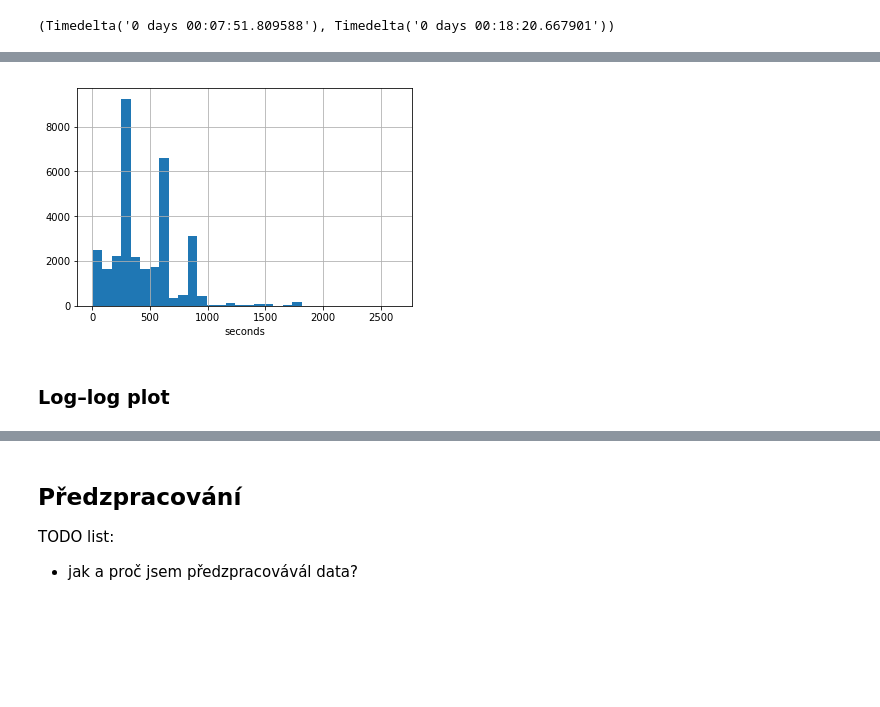
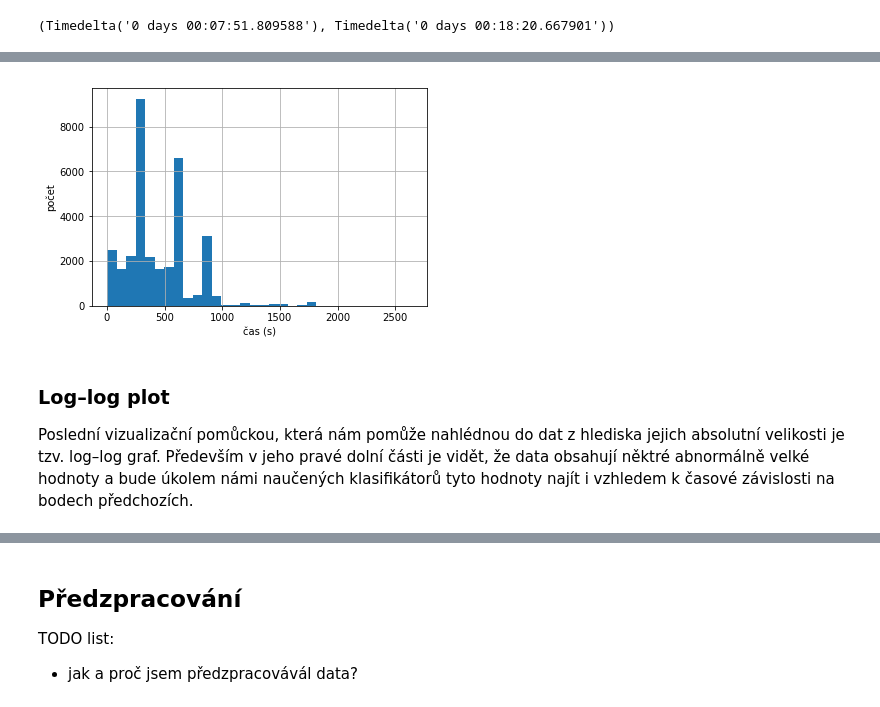
Before and after one commit to podondra/lampy, a Jupyter notebook: analyza.ipynb, the cells around one changed output, grey strips where cells are left out. Cells and saved outputs as stored; diff of their text form; code cells hidden in the pictures; blank space fills up the shorter version.

```diff
--- a/analyza.ipynb
+++ b/analyza.ipynb
@@ -194,9 +214,12 @@ time_delta_mean, time_delta_std
 # %%
 ax = time_delta[time_delta < time_delta_mean + 2 * time_delta_std].dt.total_seconds().hist(bins=32)
-ax.set_xlabel('seconds');
+ax.set_xlabel('čas (s)')
+ax.set_ylabel('počet');
 # %% [output]
-[figure, old version]
+[figure, new version]
-# %% [markdown]
-### Log–log plot
+# %% [markdown]
+### Log–log plot
+
+Poslední vizualizační pomůckou, která nám pomůže nahlédnou do dat z hlediska jejich absolutní velikosti je tzv. log–log graf. Především v jeho pravé dolní části je vidět, že data obsahují něktré abnormálně velké hodnoty a bude úkolem námi naučených klasifikátorů tyto hodnoty najít i vzhledem k časové závislosti na bodech předchozích.
 # %%
 pm10 = train_data['pm10'].values
```
Also changed, not shown: parts of 25 cells of this notebook.
